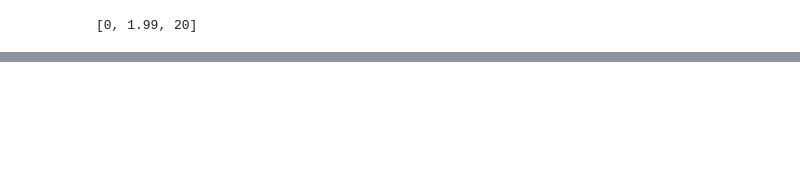
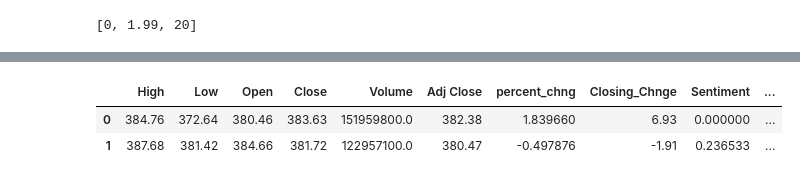
Before and after one commit to jcharbour/Data-projects-, a Jupyter notebook: Stock Market Predictions Project.ipynb, the cells around one changed output, grey strips where cells are left out. Saved outputs shown, nothing was run; the diff lists cells and outputs as text; code cells hidden in the pictures; blank space fills up the shorter version.

```diff
--- a/Stock Market Predictions Project.ipynb
+++ b/Stock Market Predictions Project.ipynb
@@ -1328,0 +1234,8 @@ print(classification_report())
+# %%
+newdf3 = valid['Purchase']
+newdf3 = pd.DataFrame(newdf2)
+newdf3.head(2)
+# %% [output]
+|  | High | Low | Open | Close | Volume | Adj Close | percent_chng | Closing_Chnge | Sentiment | ... |
+| 0 | 384.76 | 372.64 | 380.46 | 383.63 | 151959800.0 | 382.38 | 1.839660 | 6.93 | 0.000000 | ... |
+| 1 | 387.68 | 381.42 | 384.66 | 381.72 | 122957100.0 | 380.47 | -0.497876 | -1.91 | 0.236533 | ... |
```
Also changed, not shown: parts of 42 cells of this notebook.
